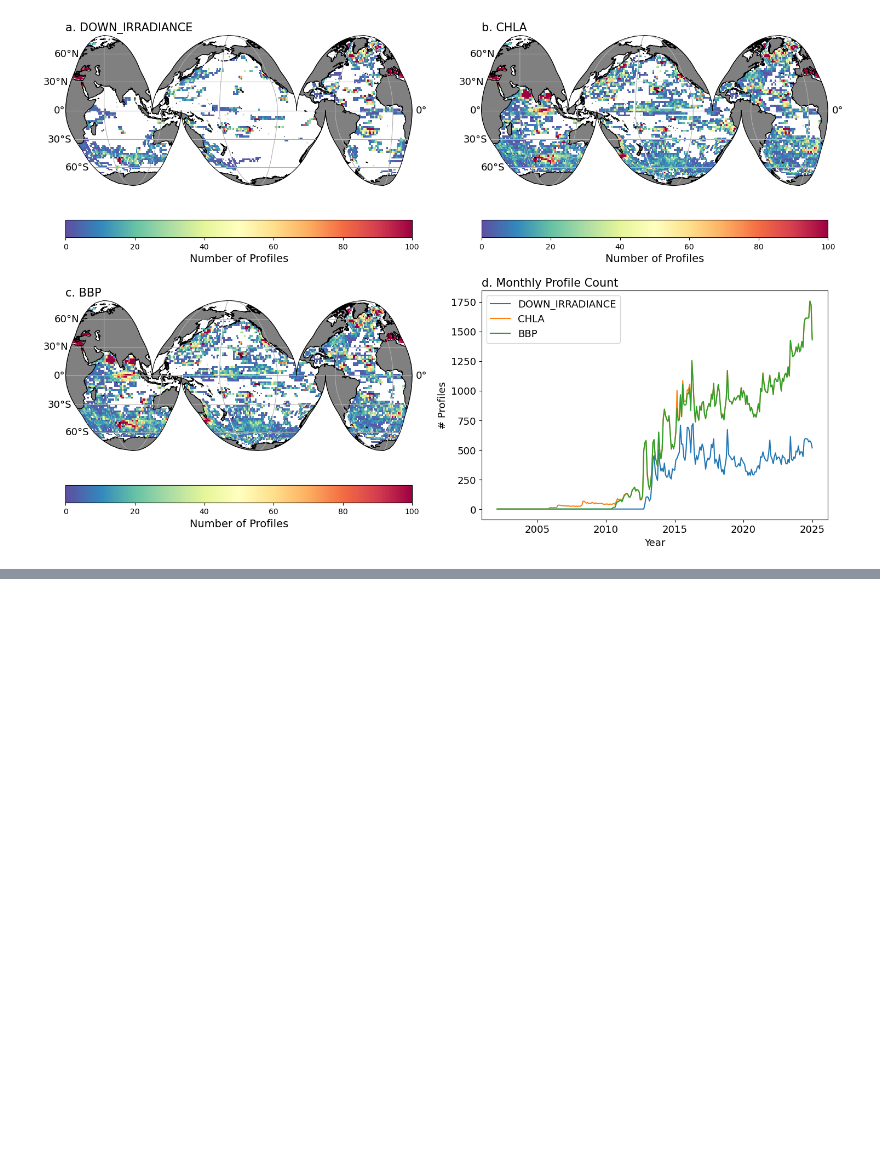
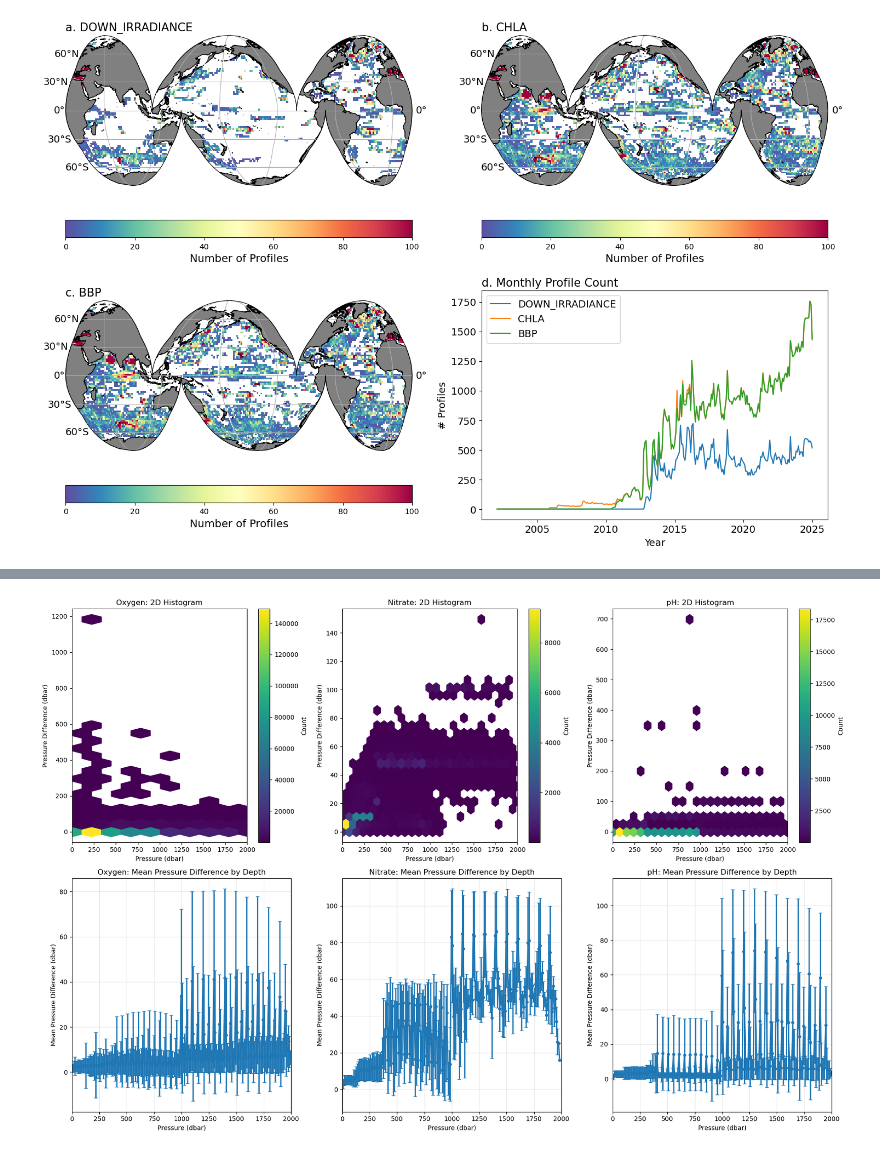
Before and after one commit to SethBushinsky/BGCArgoPlus_submission_code, a Jupyter notebook: manuscript_figures_tables/Manuscript_Figure_1.ipynb, the cells around one changed output, grey strips where cells are left out. Cells and saved outputs as stored; diff of their text form; code cells hidden in the pictures; blank space fills up the shorter version.

```diff
--- a/manuscript_figures_tables/Manuscript_Figure_1.ipynb
+++ b/manuscript_figures_tables/Manuscript_Figure_1.ipynb
@@ -304,0 +363,57 @@ plt.savefig(manuscript_figs+ 'Fig_1_Argo_Sampling_Density and num_profiles_' + '
+# %%
+# Create 2D histogram and mean pressure plots for all three variables
+fig, axes = plt.subplots(2, 3, figsize=(18, 12))
+
+# Data and labels for the three variables
+data_sets = [(oxy_pressures, oxy_diffs, 'Oxygen'),
+             (nitrate_pressures, nitrate_diffs, 'Nitrate'),
+             (ph_pressures, ph_diffs, 'pH')]
+
+# Function to calculate binned statistics
+def calculate_binned_stats(pressures, diffs):
+    pressure_bins = np.arange(0, pressures.max()+10, 10)
+    bin_centers = (pressure_bins[:-1] + pressure_bins[1:]) / 2
+
+    bin_means = []
+    bin_stds = []
+    bin_counts = []
+
+    for i in range(len(pressure_bins)-1):
+        mask = (pressures >= pressure_bins[i]) & (pressures < pressure_bins[i+1])
+        if np.any(mask):
+            bin_means.append(np.mean(diffs[mask]))
+            bin_stds.append(np.std(diffs[mask]))
+            bin_counts.append(np.sum(mask))
+        else:
+            bin_means.append(np.nan)
+            bin_stds.append(np.nan)
+            bin_counts.append(0)
+
+    return bin_centers, np.array(bin_means), np.array(bin_stds), np.array(bin_counts)
+
+# Plot for each variable
+for col, (pressures, diffs, var_name) in enumerate(data_sets):
+    # Top row: 2D Histogram (hexbin plot)
+    hb = axes[0, col].hexbin(pressures, diffs, gridsize=25, cmap='viridis', mincnt=1)
+    axes[0, col].set_xlabel('Pressure (dbar)')
+    axes[0, col].set_ylabel('Pressure Difference (dbar)')
+    axes[0, col].set_title(f'{var_name}: 2D Histogram')
+    plt.colorbar(hb, ax=axes[0, col], label='Count')
+    axes[0, col].set_xlim(-1, 2000)
+    # Bottom row: Mean pressure difference with error bars
+    bin_centers, bin_means, bin_stds, bin_counts = calculate_binned_stats(pressures, diffs)
+    valid_mask = ~np.isnan(bin_means) & (bin_counts > 0)
+
+    axes[1, col].errorbar(bin_centers[valid_mask], bin_means[valid_mask],
+                         yerr=bin_stds[valid_mask], fmt='o-', capsize=3,
+                         capthick=1, linewidth=2, markersize=4)
+    axes[1, col].set_xlabel('Pressure (dbar)')
+    axes[1, col].set_ylabel('Mean Pressure Difference (dbar)')
+    axes[1, col].set_title(f'{var_name}: Mean Pressure Difference by Depth')
+    axes[1, col].grid(True, alpha=0.3)
+    axes[1, col].set_xlim(-1, 2000)
+
+plt.tight_layout()
+plt.show()
+# %% [output]
+[figure, added]
```
Also changed, not shown: parts of 5 cells of this notebook, 8 other files.
